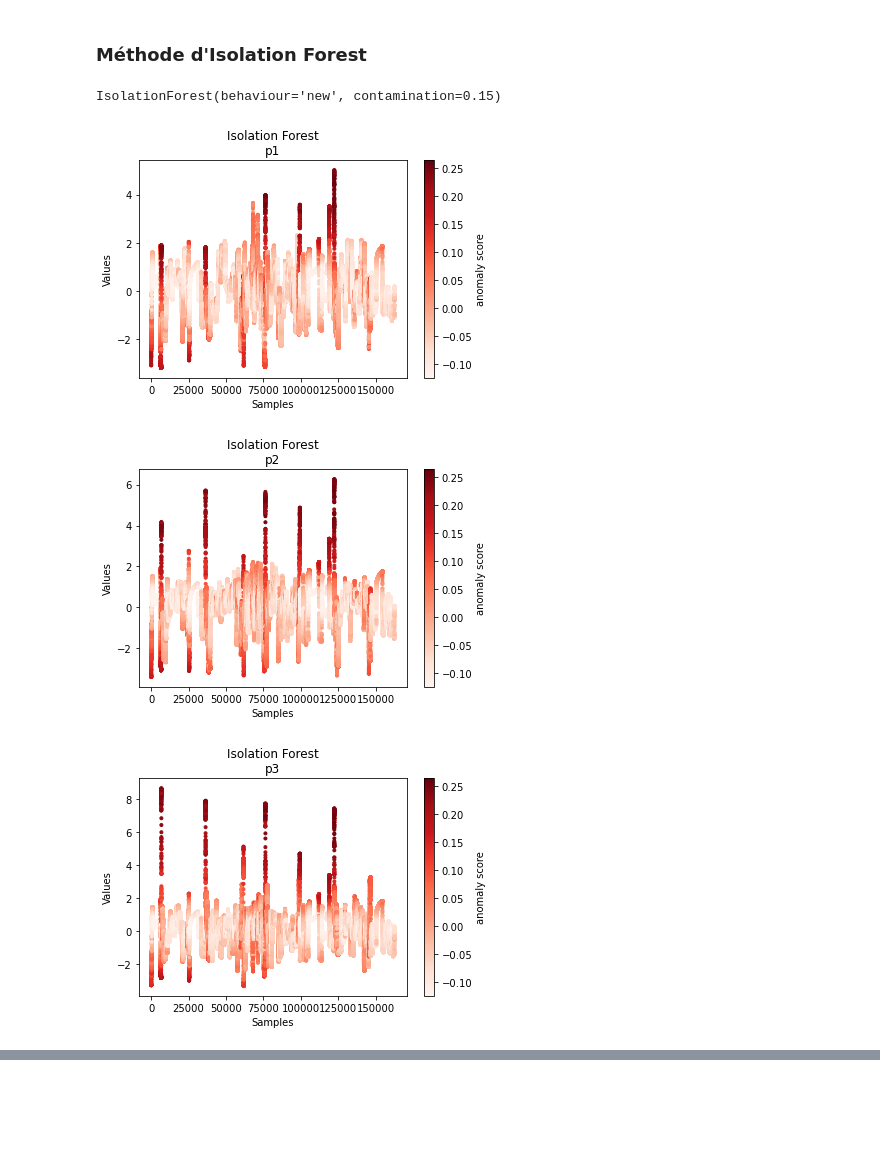
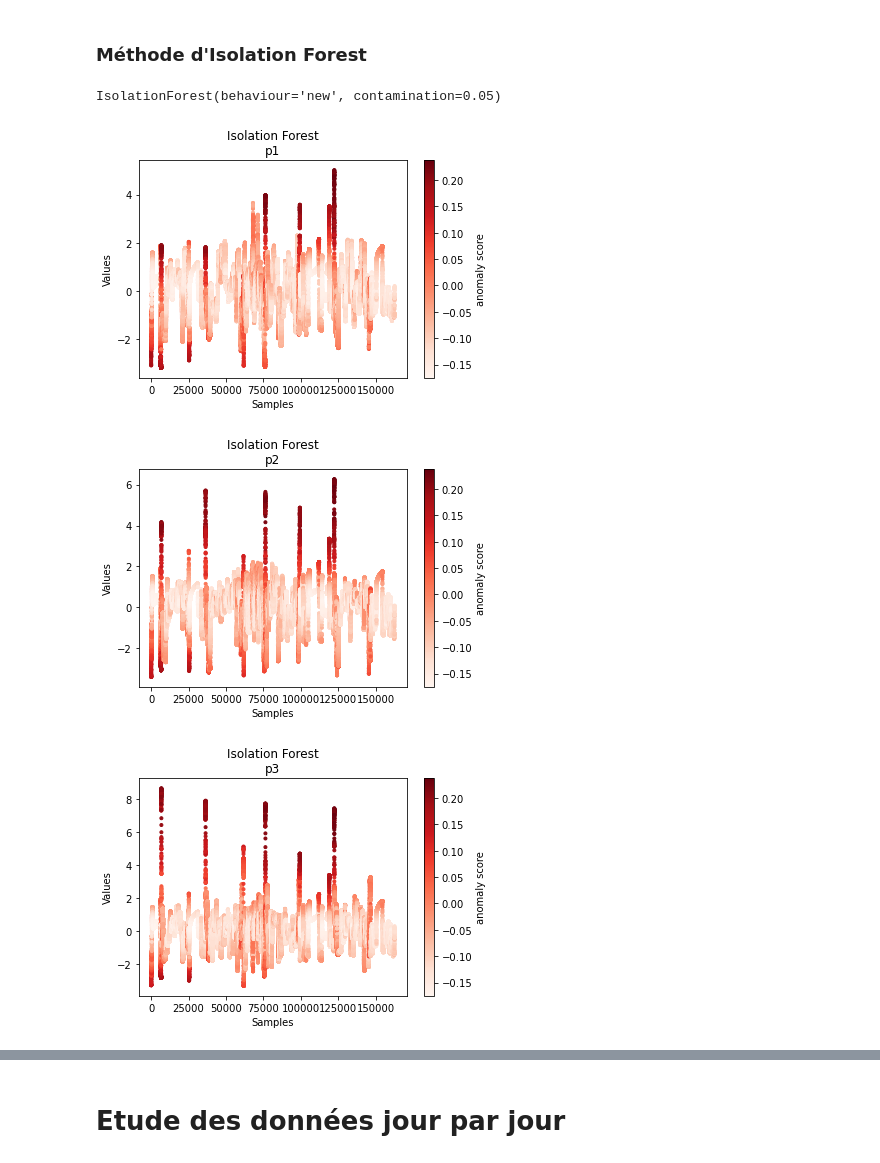
Before and after one commit to cdrutinus/ml-class-anomaly-detection, a Jupyter notebook: BE Plane's Windows.ipynb, the cells around one changed output, grey strips where cells are left out. Saved outputs shown, nothing was run; the diff lists cells and outputs as text; code cells hidden in the pictures; blank space fills up the shorter version.

```diff
--- a/BE Plane's Windows.ipynb
+++ b/BE Plane's Windows.ipynb
@@ -25,7 +23,5 @@ data = pd.read_csv("./data/dataset.csv")
 
 df = data.drop(columns=["day_cycle_window"])
 
-n = data.shape[0]
-
-data.head()
+print(list(data["day_cycle_window"])[-1])
 # %% [output]
@@ -38,5 +29,5 @@ data.head()
 # %%
-def plotAnomalyScore2D(df, clf_name, clf):
+def plotAnomalyScore2D(df, clf_name, clf, n):
     """
         df: Pandas DataFrame containing all the points to plot (for features X1 and X2)
         clf_name: String value - name of the outlier detection model
@@ -103,13 +98,15 @@ plotAnomalyScore2D(df, clf_name, clf)
 ### Méthode d'Isolation Forest
 # %%
 clf_name = 'Isolation Forest'
-clf = IsolationForest(behaviour='new', n_estimators=100, contamination=0.15)
+clf = IsolationForest(behaviour='new', n_estimators=100, contamination=0.05)
 clf.fit(df)
 # %% [output]
-IsolationForest(behaviour='new', contamination=0.15)
+IsolationForest(behaviour='new', contamination=0.05)
 # %%
-plotAnomalyScore2D(df, clf_name, clf)
+n = df.shape[0]
+
+plotAnomalyScore2D(df, clf_name, clf, n)
 # %% [output]
-[figure, old version]
+[figure, new version]
-[figure, old version]
+[figure, new version]
-[figure, old version]
+[figure, new version]
@@ -123,0 +121,2 @@ plotAnomalyScore2D(df, clf_name, clf)
+# %% [markdown]
+# Etude des données jour par jour
```
Also changed, not shown: parts of 16 cells of this notebook.
